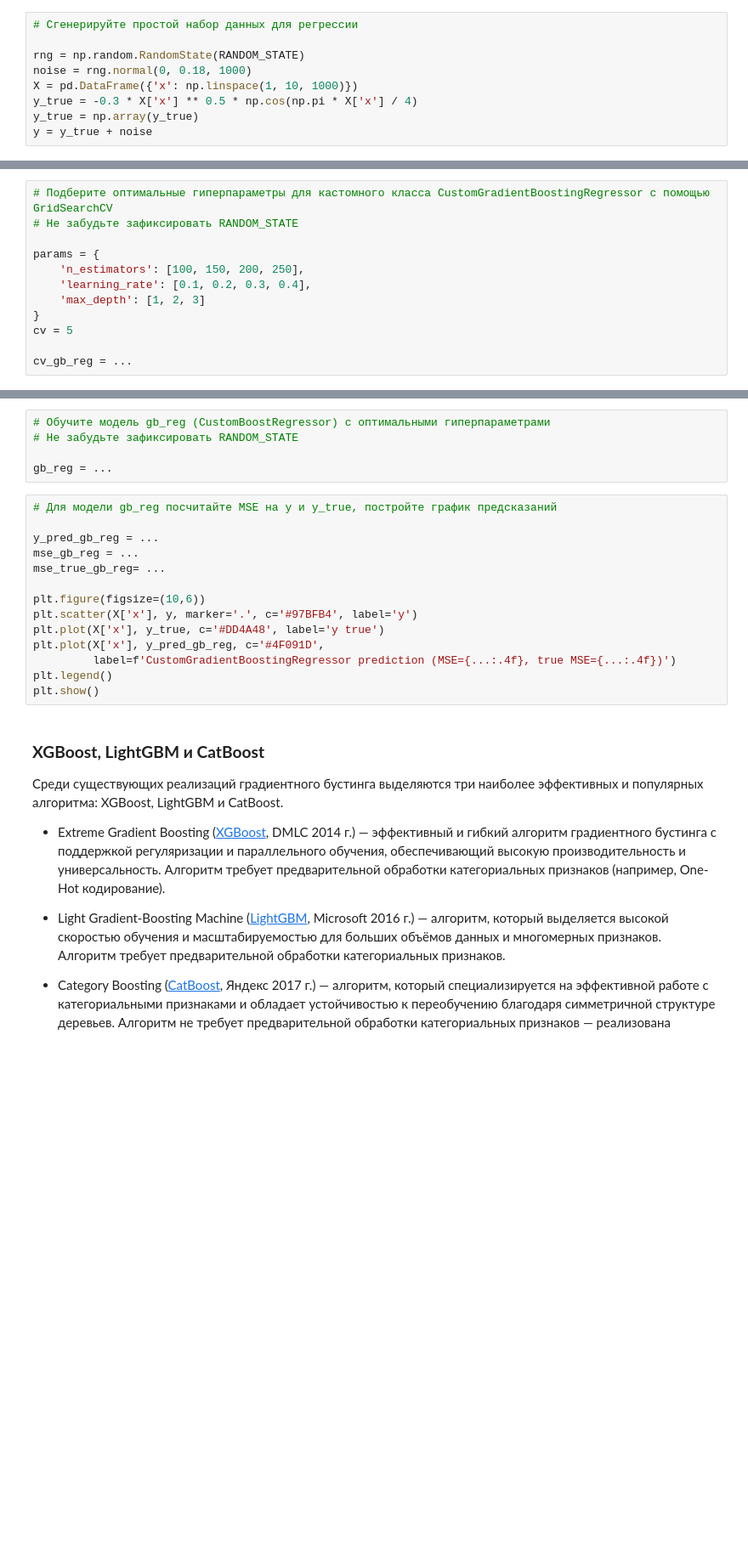
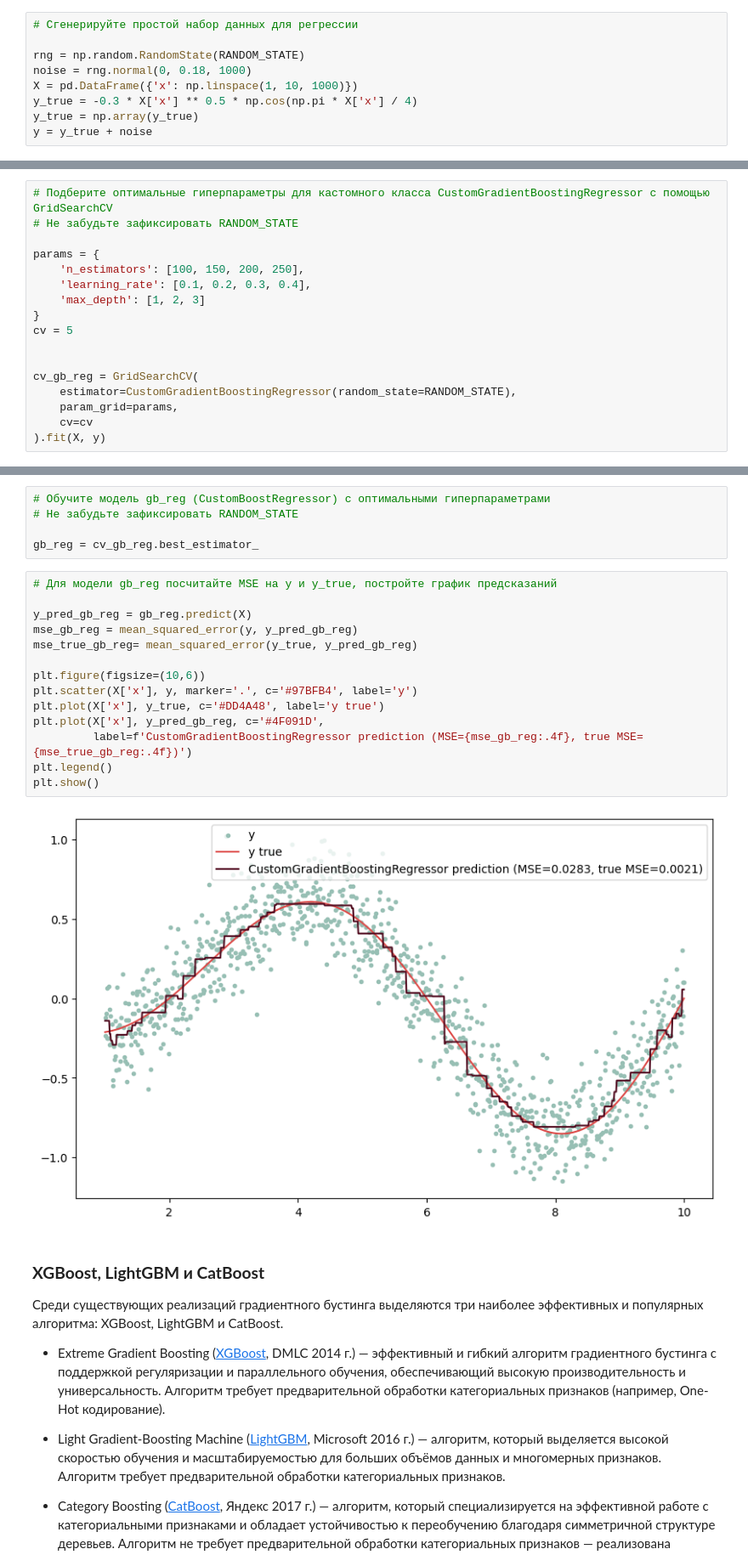
Before and after one commit to 2813/ODS-homework, a Jupyter notebook: 06_ODS_ML.ipynb, the cells around one changed output, grey strips where cells are left out. Shown at 85% size. Drawn from its saved outputs; the diff is of its cells as text; blank space fills up the shorter version.

```diff
--- a/06_ODS_ML.ipynb
+++ b/06_ODS_ML.ipynb
@@ -311,7 +360,12 @@ params = {
 }
 cv = 5
 
-cv_gb_reg = ...
+
+cv_gb_reg = GridSearchCV(
+    estimator=CustomGradientBoostingRegressor(random_state=RANDOM_STATE),
+    param_grid=params,
+    cv=cv
+).fit(X, y)
 # %%
 # Выведите оптимальные гиперпараметры по результатам оптимизации
 
@@ -320,21 +376,23 @@ cv_gb_reg = ...
 # Обучите модель gb_reg (CustomBoostRegressor) с оптимальными гиперпараметрами
 # Не забудьте зафиксировать RANDOM_STATE
 
-gb_reg = ...
+gb_reg = cv_gb_reg.best_estimator_
 # %%
 # Для модели gb_reg посчитайте MSE на y и y_true, постройте график предсказаний
 
-y_pred_gb_reg = ...
-mse_gb_reg = ...
-mse_true_gb_reg= ...
+y_pred_gb_reg = gb_reg.predict(X)
+mse_gb_reg = mean_squared_error(y, y_pred_gb_reg)
+mse_true_gb_reg= mean_squared_error(y_true, y_pred_gb_reg)
 
 plt.figure(figsize=(10,6))
 plt.scatter(X['x'], y, marker='.', c='#97BFB4', label='y')
 plt.plot(X['x'], y_true, c='#DD4A48', label='y true')
 plt.plot(X['x'], y_pred_gb_reg, c='#4F091D',
-         label=f'CustomGradientBoostingRegressor prediction (MSE={...:.4f}, true MSE={...:.4f})')
+         label=f'CustomGradientBoostingRegressor prediction (MSE={mse_gb_reg:.4f}, true MSE={mse_true_gb_reg:.4f})')
 plt.legend()
 plt.show()
+# %% [output]
+[figure, added]
 # %% [markdown]
 ### **XGBoost, LightGBM и CatBoost**
 
```
Also changed, not shown: parts of 9 cells of this notebook.
